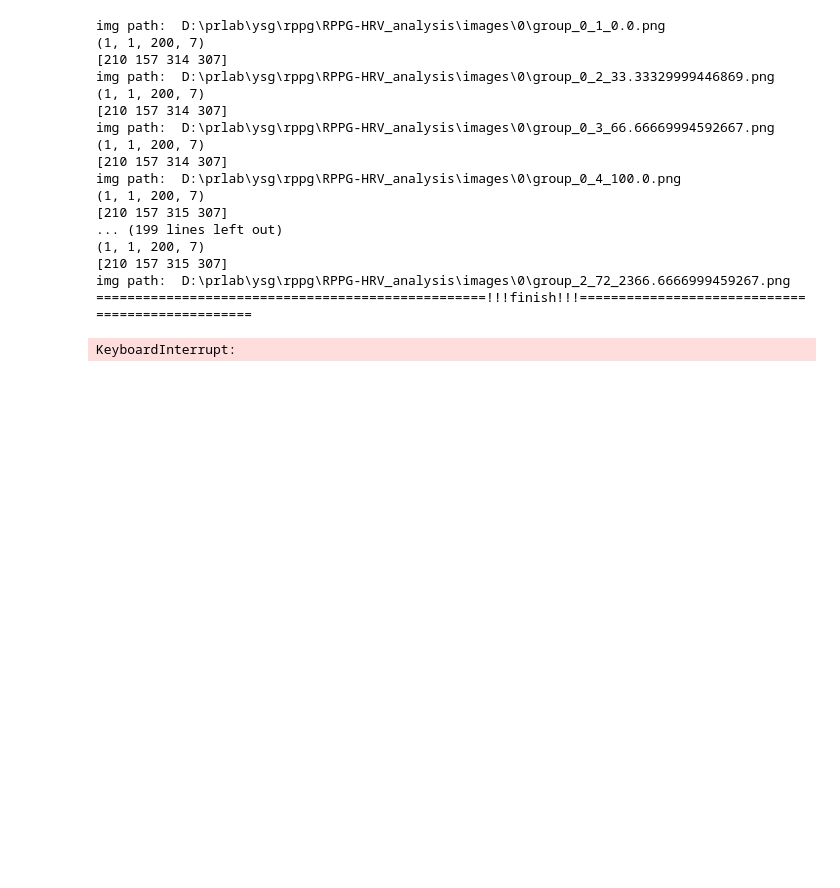
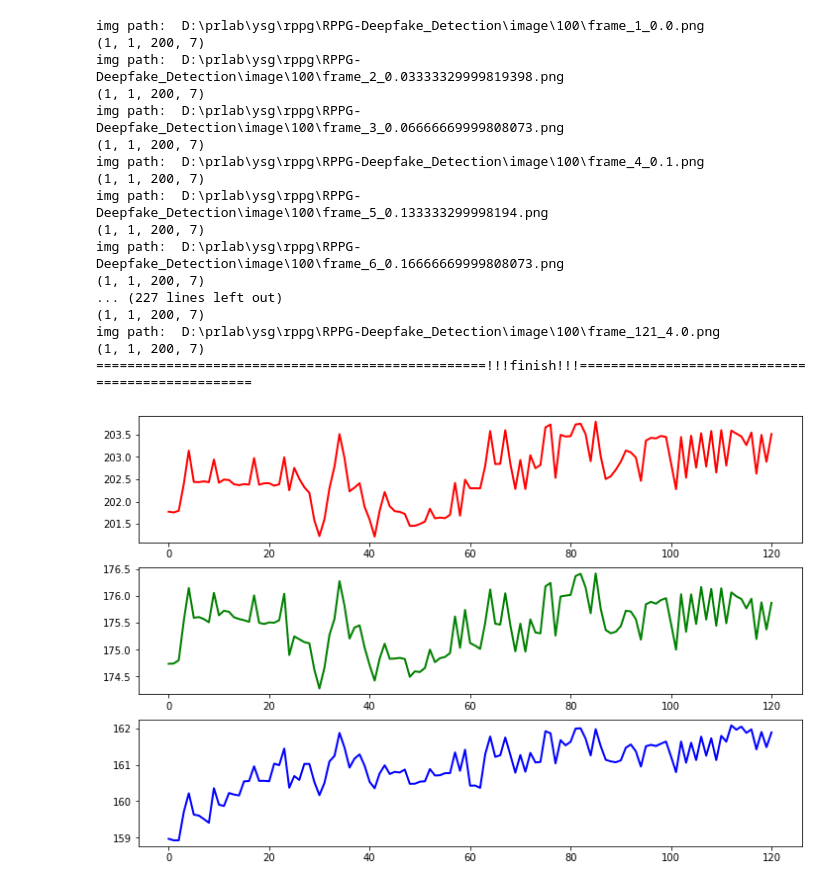
Before and after one commit to sugyeong-yu/RPPG-Deepfake_Detection, a Jupyter notebook: code/rPPG.ipynb, the cells around one changed output. Cells and saved outputs as stored; diff of their text form; code cells hidden in the pictures; blank space fills up the shorter version.

```diff
--- a/code/rPPG.ipynb
+++ b/code/rPPG.ipynb
@@ -80,7 +83,7 @@ group=[]
 #time.sleep(2)
 
 subject=0
-file_path="D:\\prlab\\ysg\\rppg\\RPPG-HRV_analysis\\images\\"+str(subject)
+file_path="D:\\prlab\\ysg\\rppg\\RPPG-Deepfake_Detection\\image\\100\\"
 file_list=glob.glob(os.path.join(file_path,"*.png"))
 file_list = natsort.natsorted(file_list,reverse=False)
 
@@ -125,43 +128,43 @@ try:
         # 각신호를 담을 list
         r_signal.append(r_mean)
         g_signal.append(g_mean)
         b_signal.append(b_mean)
 
         # 얼굴 검출 시각화하기
         cv2.rectangle(frame, (curr_bbox[0], curr_bbox[1]), (curr_bbox[2], curr_bbox[3]), (0,0,255), 2)
         cv2.imshow('frame', frame)
         if cv2.waitKey(1) == 27:
             break
 
 
 finally:
     cv2.destroyAllWindows()
-     print("==================================================!!!finish!!!=================================================")
+    print("==================================================!!!finish!!!=================================================")
 
 plt.figure(figsize=(12, 8))
 plt.subplot(3,1,1)
 plt.plot(r_signal, 'r', linewidth=2)
 plt.subplot(3,1,2)
 plt.plot(g_signal, 'g', linewidth=2)
 plt.subplot(3,1,3)
 plt.plot(b_signal, 'b', linewidth=2)
 plt.show()
 # %% [output]
-img path:  D:\prlab\ysg\rppg\RPPG-HRV_analysis\images\0\group_0_1_0.0.png
+img path:  D:\prlab\ysg\rppg\RPPG-Deepfake_Detection\image\100\frame_1_0.0.png
 (1, 1, 200, 7)
-[210 157 314 307]
-img path:  D:\prlab\ysg\rppg\RPPG-HRV_analysis\images\0\group_0_2_33.33329999446869.png
+img path:  D:\prlab\ysg\rppg\RPPG-Deepfake_Detection\image\100\frame_2_0.03333329999819398.png
 (1, 1, 200, 7)
-[210 157 314 307]
-img path:  D:\prlab\ysg\rppg\RPPG-HRV_analysis\images\0\group_0_3_66.66669994592667.png
+img path:  D:\prlab\ysg\rppg\RPPG-Deepfake_Detection\image\100\frame_3_0.06666669999808073.png
 (1, 1, 200, 7)
-[210 157 314 307]
-img path:  D:\prlab\ysg\rppg\RPPG-HRV_analysis\images\0\group_0_4_100.0.png
+img path:  D:\prlab\ysg\rppg\RPPG-Deepfake_Detection\image\100\frame_4_0.1.png
 (1, 1, 200, 7)
-[210 157 315 307]
-... (199 lines left out)
+img path:  D:\prlab\ysg\rppg\RPPG-Deepfake_Detection\image\100\frame_5_0.133333299998194.png
 (1, 1, 200, 7)
-[210 157 315 307]
-img path:  D:\prlab\ysg\rppg\RPPG-HRV_analysis\images\0\group_2_72_2366.6666999459267.png
+img path:  D:\prlab\ysg\rppg\RPPG-Deepfake_Detection\image\100\frame_6_0.16666669999808073.png
+(1, 1, 200, 7)
+... (227 lines left out)
+(1, 1, 200, 7)
+img path:  D:\prlab\ysg\rppg\RPPG-Deepfake_Detection\image\100\frame_121_4.0.png
+(1, 1, 200, 7)
 ==================================================!!!finish!!!=================================================
-KeyboardInterrupt:
+[figure, added]
```
Also changed, not shown: parts of 13 cells of this notebook, 1 other file.
